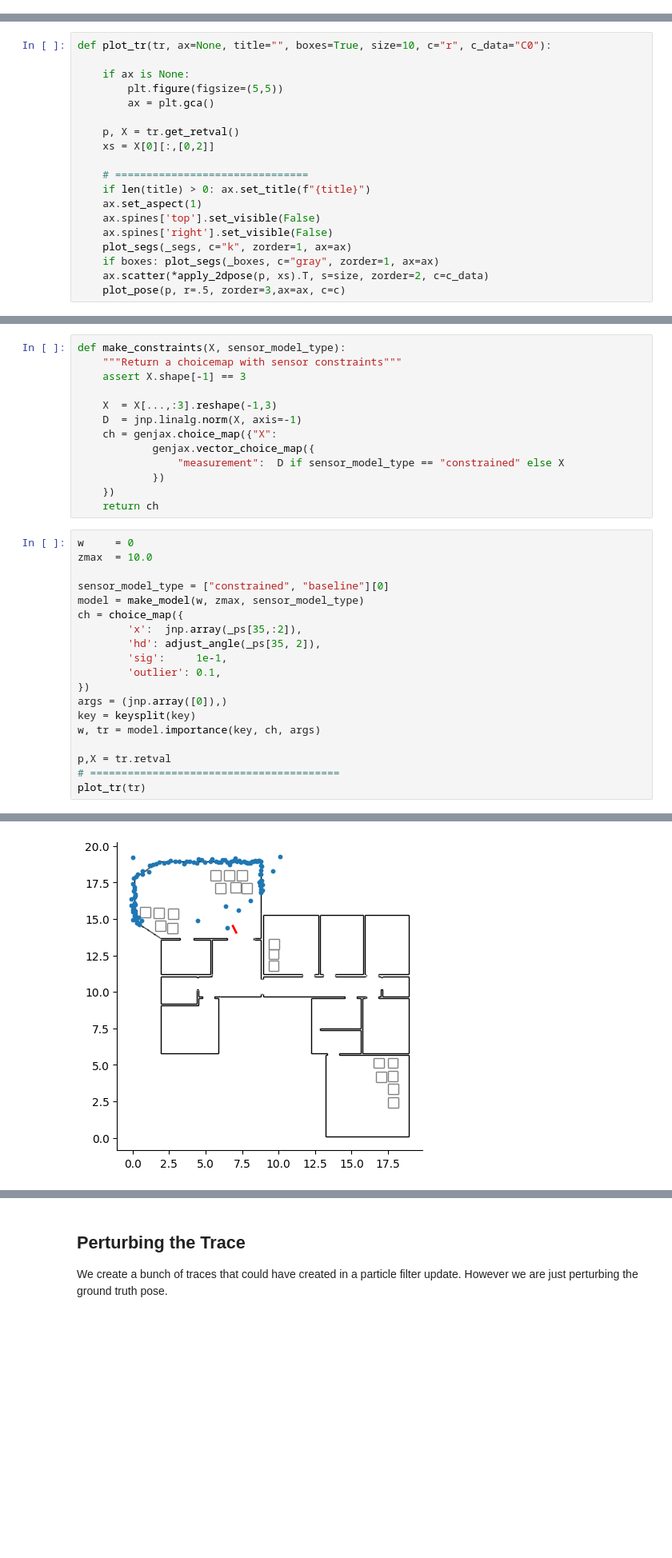
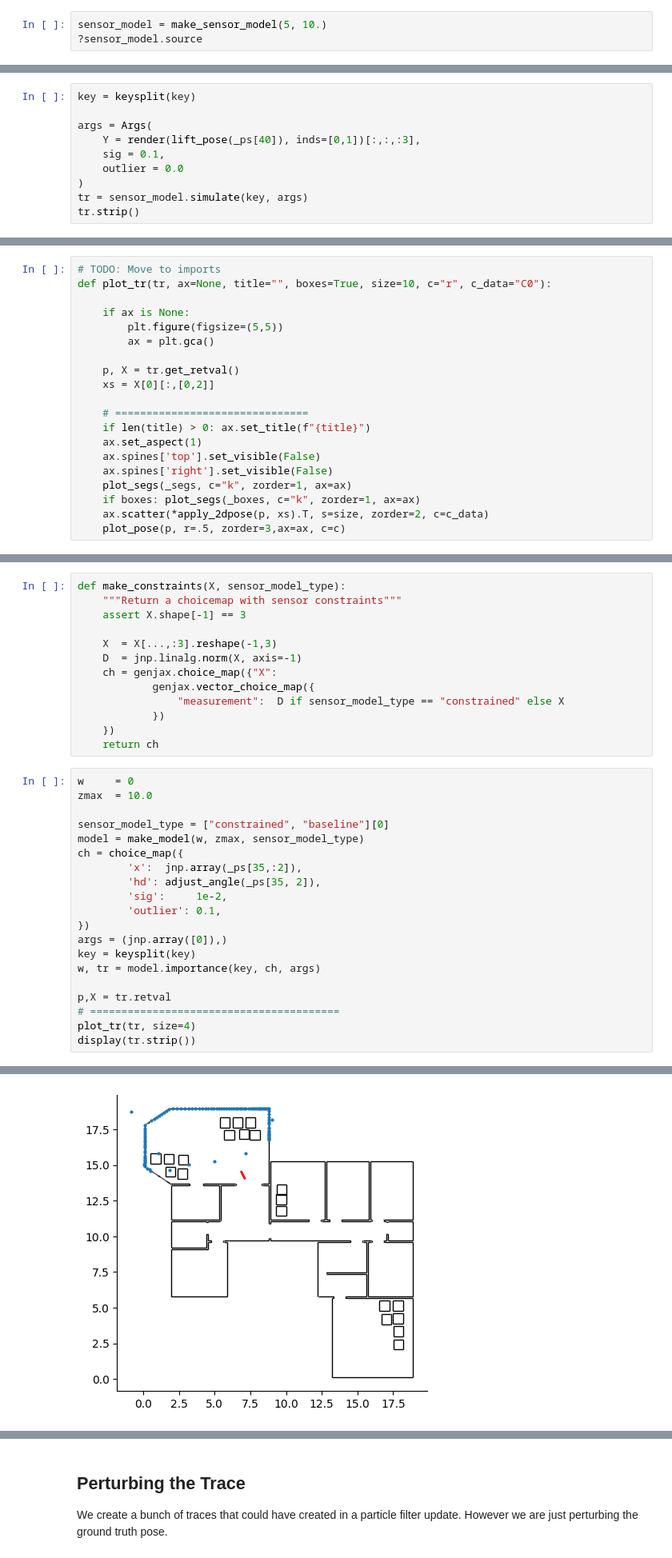
Before and after one commit to probcomp/chi-sight-mkl, a Jupyter notebook: notebooks/22 - Hierarchical Sensor Model - Teaching.ipynb, the cells around one changed output, grey strips where cells are left out. Shown: that part at 80% size. Cells and saved outputs as stored; diff of their text form; blank space fills up the shorter version.

```diff
--- a/notebooks/22 - Hierarchical Sensor Model - Teaching.ipynb
+++ b/notebooks/22 - Hierarchical Sensor Model - Teaching.ipynb
@@ -224,3 +151,6 @@ def make_sensor_model(w:int, zmax:float, sensor_model_type:str="constrained"):
         case "constrained": return make_constrained_sensor_model(zmax, w)
         case "baseline"   : return make_baseline_sensor_model(zmax, w)
         case _: raise f"Unknown sensor model type: ``{sensor_model_type}''"
+# %%
+sensor_model = make_sensor_model(5, 10.)
+?sensor_model.source
@@ -226,0 +162,10 @@ def make_sensor_model(w:int, zmax:float, sensor_model_type:str="constrained"):
+# %%
+key = keysplit(key)
+
+args = Args(
+    Y = render(lift_pose(_ps[40]), inds=[0,1])[:,:,:3],
+    sig = 0.1,
+    outlier = 0.0
+)
+tr = sensor_model.simulate(key, args)
+tr.strip()
@@ -264,6 +252,7 @@ def make_model(w:int, zmax:float, sensor_model_type:str):
 
 **Excercise:** Write a distribution over the unit circle by "wrapping" a normal distribution around it.
 # %%
+# TODO: Move to imports
 def plot_tr(tr, ax=None, title="", boxes=True, size=10, c="r", c_data="C0"):
 
     if ax is None:
@@ -279,6 +268,6 @@ def plot_tr(tr, ax=None, title="", boxes=True, size=10, c="r", c_data="C0"):
     ax.spines['top'].set_visible(False)
     ax.spines['right'].set_visible(False)
     plot_segs(_segs, c="k", zorder=1, ax=ax)
-    if boxes: plot_segs(_boxes, c="gray", zorder=1, ax=ax)
+    if boxes: plot_segs(_boxes, c="k", zorder=1, ax=ax)
     ax.scatter(*apply_2dpose(p, xs).T, s=size, zorder=2, c=c_data)
     plot_pose(p, r=.5, zorder=3,ax=ax, c=c)
@@ -315,7 +299,7 @@ model = make_model(w, zmax, sensor_model_type)
 ch = choice_map({
         'x':  jnp.array(_ps[35,:2]),
         'hd': adjust_angle(_ps[35, 2]),
-        'sig':     1e-1,
+        'sig':     1e-2,
         'outlier': 0.1,
 })
 args = (jnp.array([0]),)
@@ -324,5 +308,6 @@ w, tr = model.importance(key, ch, args)
 
 p,X = tr.retval
 # ========================================
-plot_tr(tr)
+plot_tr(tr, size=4)
+display(tr.strip())
 # %% [output]
@@ -329,4 +327,4 @@ plot_tr(tr)
-[figure, old version]
+[figure, new version]
 # %%
 def get_data_logprobs(tr):
     """Return individual log-probabilities of each observed pixel value."""
```
Also changed, not shown: parts of 20 cells of this notebook.
